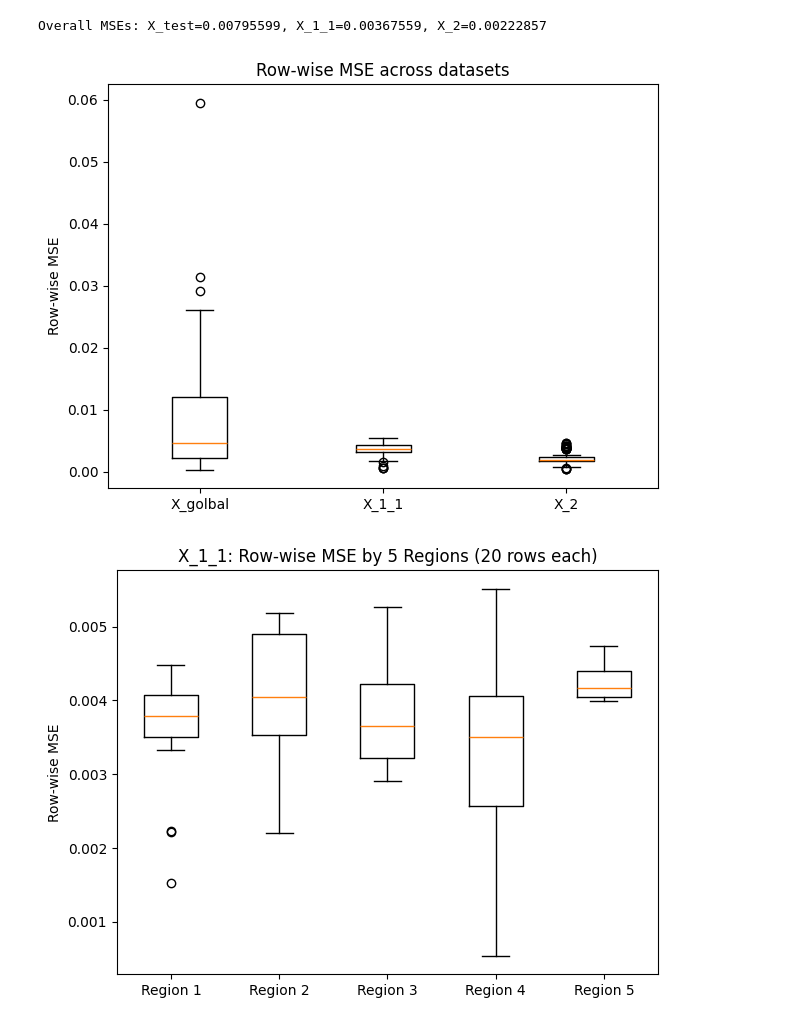
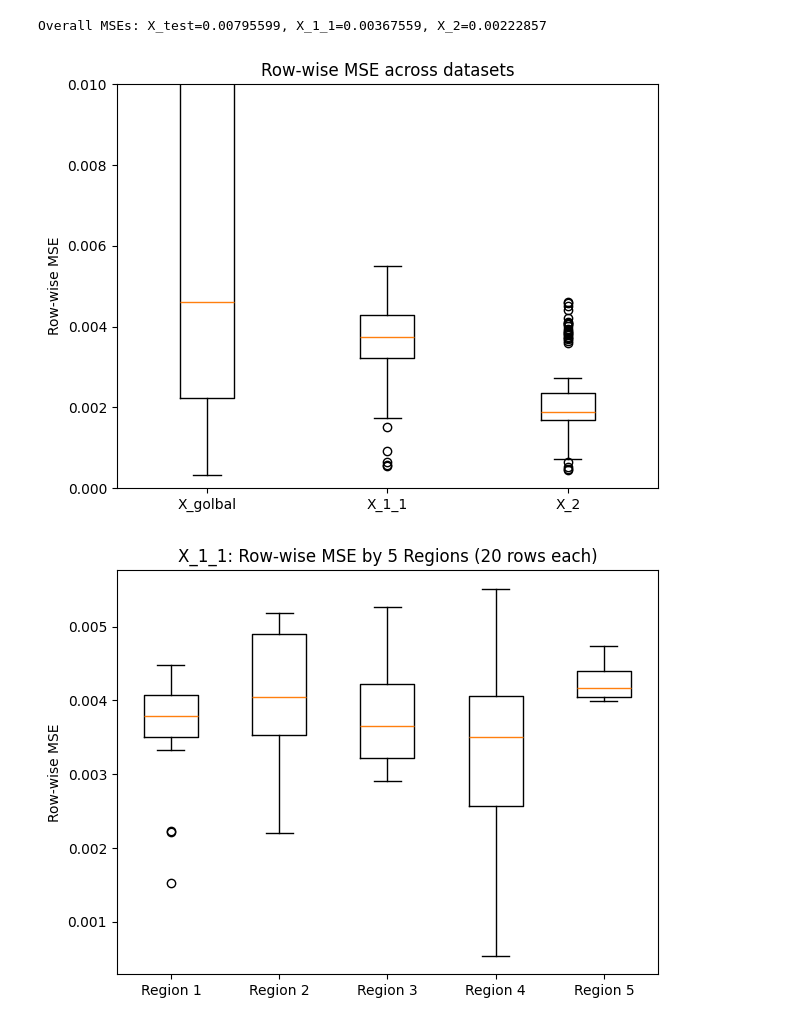
Before and after one commit to Aether-Ren/Multioutput_FixedG_GP, a Jupyter notebook: LocalDisease/RV_LD.ipynb, the cells around one changed output. Cells and saved outputs as stored; diff of their text form; code cells hidden in the pictures.

```diff
--- a/LocalDisease/RV_LD.ipynb
+++ b/LocalDisease/RV_LD.ipynb
@@ -103,15 +103,16 @@ Overall MSEs: X_test=0.00795599, X_1_1=0.00367559, X_2=0.00222857
 # %%
 plt.figure()
 # plt.boxplot([mse_test, mse_1_1, mse_1_5, mse_2], vert=True,
 #             labels=["X_golbal", "X_1_1", "X_1_5", "X_2"])
 plt.boxplot([mse_test, mse_1_1, mse_2], vert=True,
             labels=["X_golbal", "X_1_1", "X_2"])
 plt.ylabel("Row-wise MSE")
 plt.title("Row-wise MSE across datasets")
+plt.ylim(0, 0.01)
 plt.tight_layout()
 plt.show()
 # %% [output]
-[figure, old version]
+[figure, new version]
 # %%
 region_size = 20
 regions = []
```
Also changed, not shown: 2 other files.
